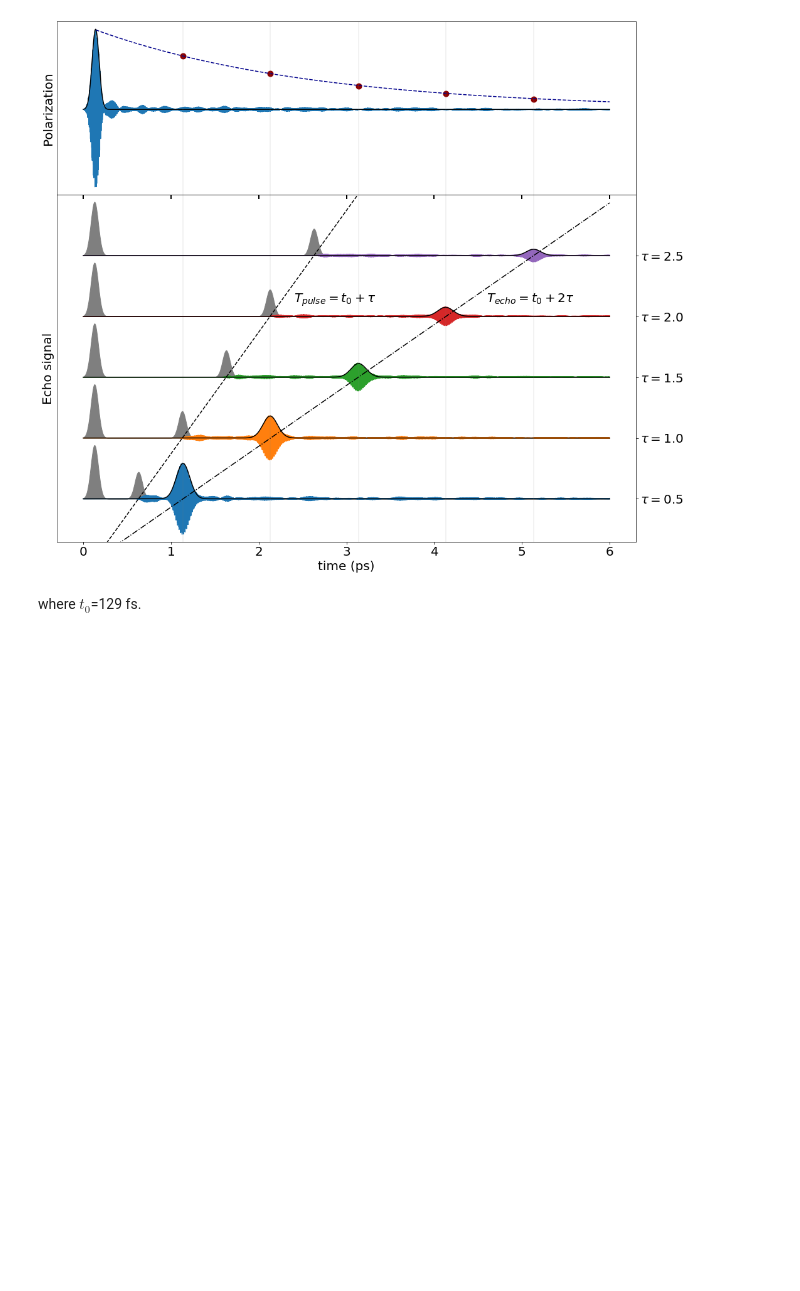
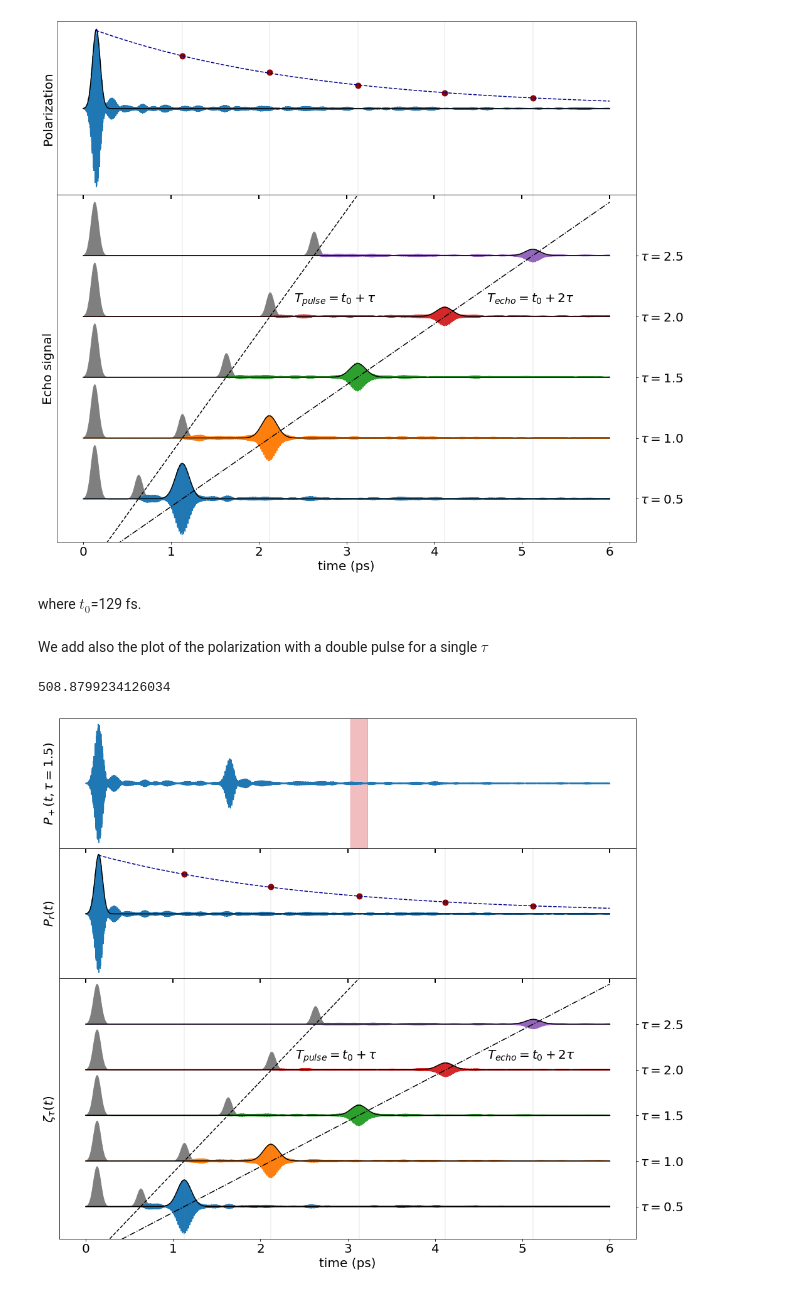
Before and after one commit to marcodalessandro76/Echo_mechanisms_decay_time_optical_orientation, a Jupyter notebook: PHOTON_ECO/ANALYSIS_Plot.ipynb, the cells around one changed output. Drawn from its saved outputs; the diff is of its cells as text; code cells hidden in the pictures; blank space fills up the shorter version.

```diff
--- a/PHOTON_ECO/ANALYSIS_Plot.ipynb
+++ b/PHOTON_ECO/ANALYSIS_Plot.ipynb
@@ -38,3 +39,6 @@ with open(file, 'r') as f:
 data_loaded.keys()
 # %% [output]
 dict_keys(['echo', 'profile', 'px_ref', 'time'])
+# %%
+polarization = P.YamboOutputParser([file_pol])['polarization']
+polarization.keys()
@@ -137,6 +145,6 @@ We rescale the first peak of the profile for better plot visualization
 ind_rescale = np.where(time > 0.4)[0][0]
 rescale_profile = np.zeros([len(time)])
 rescale_profile[:ind_rescale] = 1
-rescale_profile[ind_rescale:] = 1
+rescale_profile[ind_rescale:] = 2
 rescale_profile
 # %% [output]
@@ -289,6 +297,76 @@ plt.tight_layout(pad=-0.7)
 [figure]
 # %% [markdown]
 where $t_0$=129 fs.
+# %% [markdown]
+We add also the plot of the polarization with a double pulse for a single $\tau$
+# %%
+tau_disp = [r'$\tau=0.5$',r'$\tau=1.0$',r'$\tau=1.5$',r'$\tau=2.0$',r'$\tau=2.5$']
+label_size = 20
+e_min = -1.2
+e_max = 8.5
+shift = 1.7
+a_profile = 4*shift/(time_profile[-1]-time_profile[0])
+b_profile = -a_profile*time_profile[0]
+a_echo = 4*shift/(time_echo[-1]-time_echo[0])
+b_echo = -a_echo*time_echo[0]
+scatter_rescale = max(px_ref)/(theta_ref*l)
+print(scatter_rescale)
+
+ypos=0
+
+fig, ax1 = plt.subplots(figsize=(14, 12))
+gs = gridspec.GridSpec(3, 1, height_ratios=[1,1,2])
+ax1 = plt.subplot(gs[2])
+ax2 = plt.subplot(gs[1])
+ax3 = plt.subplot(gs[0])
+
+for t in tau:
+    ax1.plot(time,ypos+echo[t]) #,color='tab:orange'
+    ax1.fill_between(time,ypos+1.5*profile[t]*rescale_profile,ypos,color='tab:grey')
+    ax1.plot(time,ypos+gauss(time,*gauss_pars[t]),color='black',linestyle='-')
+    ax1.axvline(gauss_pars[t][1],color='grey',linestyle='-',linewidth=0.2)
+    ypos+=shift
+ax1.plot(time,a_profile*time+b_profile,color='black',linestyle='--')
+ax1.plot(time,a_echo*time+b_echo,color='black',linestyle='-.')
+
+ax1.text(2.4,5.5,'$T_{pulse}=t_0+\\tau$',size=label_size)
+ax1.text(4.6,5.5,'$T_{echo}=t_0+2\\tau$',size=label_size)
+ax1.set_xlabel('time (ps)',size=label_size)
+ax1.set_ylabel('$\zeta_{\\tau}(t)$',size=label_size)
+ax1.set_ylim(e_min,e_max)
+ax1.set_yticks([shift*i for i in range(len(tau_disp))])
+ax1.set_yticklabels(tau_disp,size=label_size)
+ax1.yaxis.tick_right()
+ax1.tick_params(axis='both', which='major', labelsize=label_size)
+
+ax2.scatter(time_echo,scatter_rescale*theta_echo,linewidth=4,color='darkred')
+ax2.plot(time,px_ref)
+ax2.plot(time,gauss(time,*gauss_pars_ref),color='black',linestyle='-')
+ax2.plot(time_exp,exp_decay,linestyle='--',color='darkblue')
+for t in tau:
+    ax2.axvline(gauss_pars[t][1],color='grey',linestyle='-',linewidth=0.2)
+#ax2.axhline(0,color='black',linestyle='-')
+#ax2.set_xticks([])
+ax2.set_xticks([0,1,2,3,4,5,6])
+ax2.set_xticklabels([])
+ax2.set_yticks([])
+ax2.tick_params(width=2,length=7)
+ax2.set_ylabel('$P_r(t)$',size=label_size)
+
+ax3.plot(time,polarization['Pol_x'])
+ax3.axvspan(gauss_pars['1.5ps'][1]-0.1, gauss_pars['1.5ps'][1]+0.1, alpha=0.3, color='tab:red')
+ax3.set_xticks([0,1,2,3,4,5,6])
+ax3.set_xticklabels([])
+ax3.set_yticks([])
+ax3.tick_params(width=2,length=7)
+ax3.set_ylabel('$P_+(t,\\tau=1.5)$',size=label_size)
+
+plt.tight_layout(pad=-0.7)
+
+#plt.savefig(fname='Plot/echo_analysis_%s.eps'%int_str,format='eps',bbox_inches = "tight")
+# %% [output]
+508.8799234126034
+[figure, added]
 # %%
 # the shape is consistent with a delay 2*tau
 a_echo/a_profile
```
Also changed, not shown: parts of 56 cells of this notebook.
